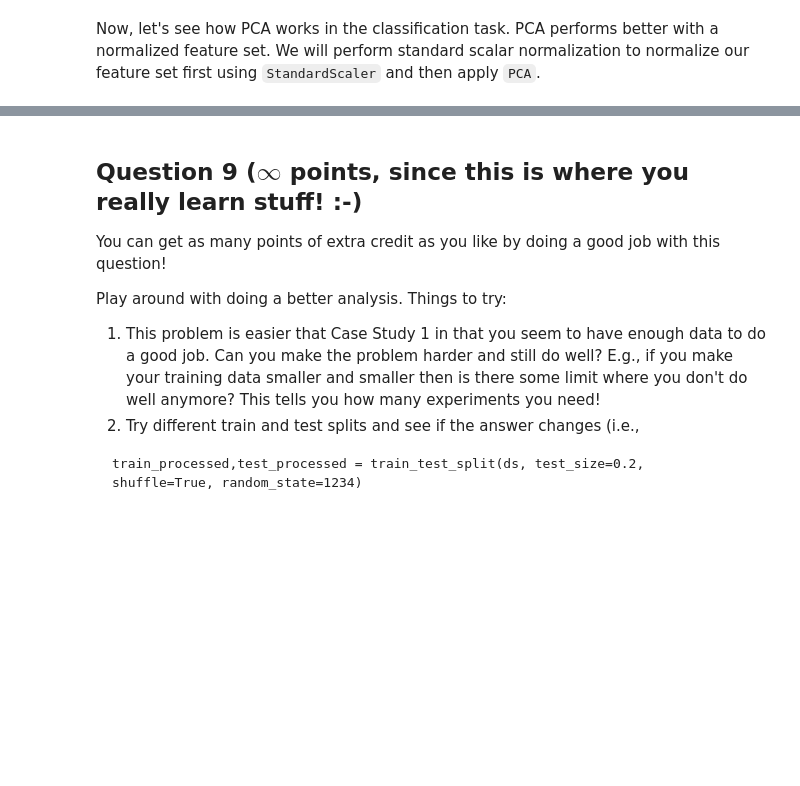
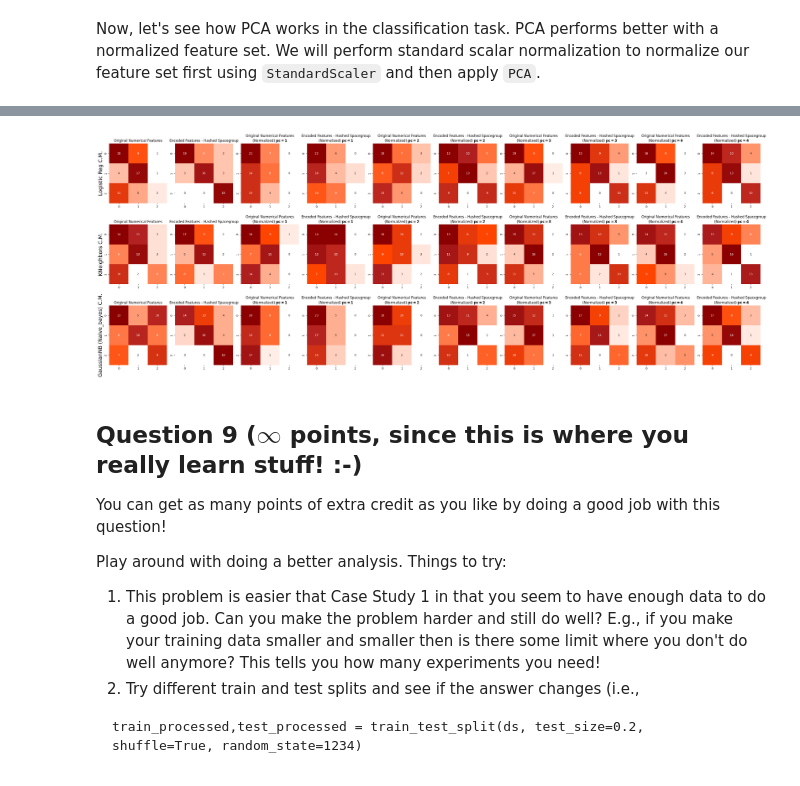
Before and after one commit to dana-fatemeh/DS5006-Machine-Learning-for-Engineering-and-Science-Applications, a Jupyter notebook: CaseStudy_2_Classification.ipynb, the cells around one changed output, grey strips where cells are left out. Cells and saved outputs as stored; diff of their text form; code cells hidden in the pictures; blank space fills up the shorter version.

```diff
--- a/CaseStudy_2_Classification.ipynb
+++ b/CaseStudy_2_Classification.ipynb
@@ -1184,0 +1210,82 @@ __Answer__: PROVIDE YOUR OBSERVATIONS HERE
+# %%
+from sklearn.naive_bayes import GaussianNB
+import copy
+
+# Small experiment for 'dimensionaity reduction'?:
+print("----Dimensional Reduction----")
+print(f"original features shape:\t{data[feat].shape}")
+print(f"rebalanced features shape:\t{data_rebalanced[feat].shape}")
+print(f"scaled & PCA'd features shape:\t{X_end.shape}\n") # defined at the end of the previous cell
+
+# Methods/Models instantiation:
+model_lin = LogisticRegression(max_iter=10000)
+model_KNN = KNeighborsClassifier(n_neighbors=7)
+model_gNB = GaussianNB()
+
+# Arrays instantiation:
+mod_arr_q8  = [model_lin, model_KNN, model_gNB]
+feat_arr_q8 = [num_feat,hash_feat]
+pc_arr = [1,2,3,4]
+perf_arr = [] # performance accumulator array
+results = []
+
+# Plotting setup:
+fig, ax = plt.subplots(nrows= len(mod_arr_q8), ncols= len(pc_arr)*len(feat_arr_q8) + len(feat_arr_q8), figsize=(32,12))
+subplot_titles = ['Original Numerical Features',
+                  'Encoded Features - Hashed Spacegroup',
+                  'Original Numerical Features\n(Normalized)',
+                  'Encoded Features - Hashed Spacegroup\n(Normalized)']
+super_titles = ['Logistic Reg C.M.', 'KNeighbors C.M.', 'GaussianNB (Naive_bayes) C.M.']
+
+# A wise man once said that triple nested for-loops are indicative of robust code:
+for i, mod in enumerate(mod_arr_q8):
+    # setup row titles "super-titles":
+    ax[i,0].annotate(super_titles[i], xy=(-0.1, 0.5), va='center', ha='right', size=18, rotation=90, xycoords='axes fraction')
+
+    for k, pc in enumerate(pc_arr):
+        for j, feat in enumerate(feat_arr_q8):
+            # define datasets:
+            X = data[feat]
+            y = data[labels].values.ravel() # ravel() fixes a DataConversionWarning listed in the terminal otherwise
+
+            sc = StandardScaler()
+            pca = PCA(n_components=pc) # adjust the number of principal component here
+            X_sc = pca.fit_transform(sc.fit_transform(X))
+
+            # Plot original (unscaled, no PCA) data once:
+            if k==0:
+                # Create data → create model → train → test → performance → populate subplot
+                Xtrain, Xtest, ytrain, ytest = train_test_split(X, y, test_size=0.2,shuffle=True, random_state=1)
+                mod_q8 = copy.copy(mod_arr_q8[i]).fit(Xtrain,ytrain)
+                yp     = mod_q8.predict(Xtest)
+                cm     = confusion_matrix(ytest, yp)
+                perf_arr.append(accuracy_score(yp,ytest))
+                sns.heatmap(cm, ax=ax[i,j],annot=True, cmap=single_prawn, cbar=False)
+                ax[i,j].set_title(subplot_titles[j])
+
+            # Create test/train data for scaled/PCA'd:
+            Xtrain_sc, Xtest_sc, ytrain_sc, ytest_sc = train_test_split(X_sc, y, test_size=0.2,shuffle=True, random_state=1)
+
+            # Training then testing - scaled/PCA'd:
+            mod_q8_sc = copy.copy(mod_arr_q8[i]).fit(Xtrain_sc,ytrain)
+            yp_sc = mod_q8_sc.predict(Xtest_sc)
+
+            # Accumulate the performance:
+            perf_arr.append(accuracy_score(yp_sc,ytest_sc))
+
+            # Plotting - scaled/PCA'd:
+            cm_sc = confusion_matrix(ytest_sc, yp_sc)
+            sns.heatmap(cm_sc, ax=ax[i,(k*2)+j+2],annot=True, cmap=single_prawn, cbar=False)
+            ax[i,(k*2)+j+2].set_title(f'{subplot_titles[j+2]} $\\mathbf{{pc={pc}}}$')
+
+    perf_arr.insert(0,super_titles[i])
+    results.append(perf_arr)
+    perf_arr = [] # clean accumulator
+
+print("----Performance: (based on accuracy)----")
+print(tabulate(results, headers=['Model', 'Original (O)','Encoded (E)','O, pc=1','E, pc=1','O, pc=2','E, pc=2','O, pc=3','E, pc=3','O, pc=4','E, pc=4'], tablefmt="grid"))
+
+# Plotting display:
+plt.tight_layout()
+plt.show()
+# %% [output]
@@ -1185,3 +1307,4 @@ __Answer__: PROVIDE YOUR OBSERVATIONS HERE
+[figure, added]
 # %% [markdown]
 ## **Question 9** **($\infty$ points, since this is where you really learn stuff! :-)**
 
```
Also changed, not shown: parts of 15 cells of this notebook.
